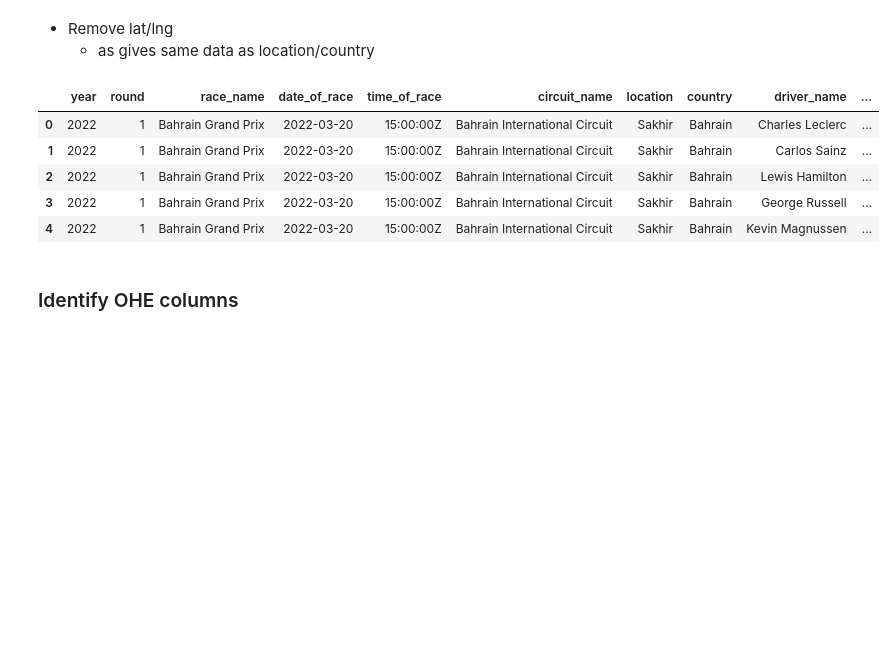
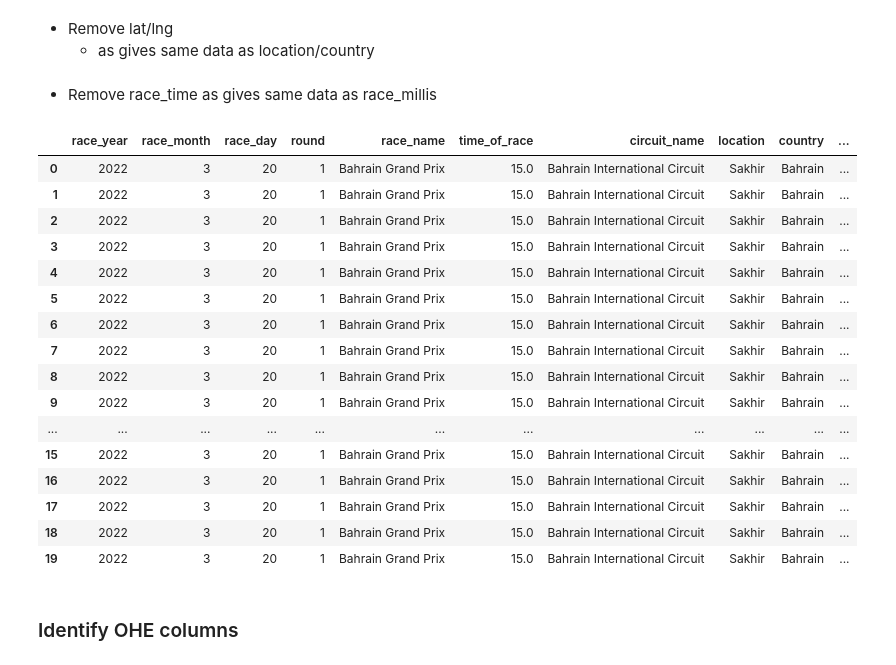
Before and after one commit to nat13lla/Capstone, a Jupyter notebook: datamanipulation/Data_Cleaning.ipynb, the cells around one changed output. Drawn from its saved outputs; the diff is of its cells as text; code cells hidden in the pictures; blank space fills up the shorter version.

```diff
--- a/datamanipulation/Data_Cleaning.ipynb
+++ b/datamanipulation/Data_Cleaning.ipynb
@@ -131,0 +195,10 @@ df
+# %%
+# Reorder
+df = df[['results_id', 'race_year','race_month', 'race_day', 'round', 'race_name', 'race_id',
+       'time_of_race', 'circuit_name', 'circuit_id', 'location', 'country',
+       'lat', 'lng', 'drivers_id', 'driverId', 'driver_name', 'code',
+       'perm_number', 'driver_nationality', 'age_in_days', 'constructors_id', 'constructorId',
+       'constructor_name', 'constructor_nationality', 'start_position',
+       'end_position', 'points_gained', 'race_status', 'laps_done',
+       'race_millis', 'race_time', 'fl_av_speed', 'fl_time', 'fl_lap_no',
+       'fl_rank', 'places_gained', 'age_in_days']]
@@ -131,0 +250,13 @@ df
+# %%
+# Function to map times to categories: AM/12-6/after6
+def cat_time(time_str):
+    hour = int(time_str.split(':')[0])
+    if 00 <= hour < 12:
+        return 'Morning'
+    elif 12 <= hour < 18:
+        return 'Afternoon'
+    else:
+        return 'Evening'
+
+# apply the function
+df['time_cat_of_race'] = df['time_of_race'].apply(cat_time)
@@ -131,0 +269,14 @@ df
+# %%
+# Function to map times to  the hour of the start time + . + min of the start time
+def map_time(time_str):
+    hour = int(time_str.split(':')[0])+int(time_str.split(':')[1])/100
+    return hour
+    # if 00 <= hour < 12:
+    #     return 'Morning'
+    # elif 12 <= hour < 18:
+    #     return 'Afternoon'
+    # else:
+    #     return 'Evening'
+
+# apply the function
+df['time_of_race'] = df['time_of_race'].apply(map_time)
@@ -146,14 +364,30 @@ df = df.drop(['constructorId', 'driverId'], axis = 1)
 # %%
 # Remove lat/lng
 df = df.drop(['lat', 'lng'], axis = 1)
+# %% [markdown]
+* Remove race_time as gives same data as race_millis
+# %%
+# Remove race_time as same as race_millis
+df = df.drop(['race_time'], axis = 1)
 # %%
-df.head()
+df.head(20)
 # %% [output]
-|  | year | round | race_name | date_of_race | time_of_race | circuit_name | location | country | driver_name | ... |
-| 0 | 2022 | 1 | Bahrain Grand Prix | 2022-03-20 | 15:00:00Z | Bahrain International Circuit | Sakhir | Bahrain | Charles Leclerc | ... |
-| 1 | 2022 | 1 | Bahrain Grand Prix | 2022-03-20 | 15:00:00Z | Bahrain International Circuit | Sakhir | Bahrain | Carlos Sainz | ... |
-| 2 | 2022 | 1 | Bahrain Grand Prix | 2022-03-20 | 15:00:00Z | Bahrain International Circuit | Sakhir | Bahrain | Lewis Hamilton | ... |
-| 3 | 2022 | 1 | Bahrain Grand Prix | 2022-03-20 | 15:00:00Z | Bahrain International Circuit | Sakhir | Bahrain | George Russell | ... |
-| 4 | 2022 | 1 | Bahrain Grand Prix | 2022-03-20 | 15:00:00Z | Bahrain International Circuit | Sakhir | Bahrain | Kevin Magnussen | ... |
+|  | race_year | race_month | race_day | round | race_name | time_of_race | circuit_name | location | country | ... |
+| 0 | 2022 | 3 | 20 | 1 | Bahrain Grand Prix | 15.0 | Bahrain International Circuit | Sakhir | Bahrain | ... |
+| 1 | 2022 | 3 | 20 | 1 | Bahrain Grand Prix | 15.0 | Bahrain International Circuit | Sakhir | Bahrain | ... |
+| 2 | 2022 | 3 | 20 | 1 | Bahrain Grand Prix | 15.0 | Bahrain International Circuit | Sakhir | Bahrain | ... |
+| 3 | 2022 | 3 | 20 | 1 | Bahrain Grand Prix | 15.0 | Bahrain International Circuit | Sakhir | Bahrain | ... |
+| 4 | 2022 | 3 | 20 | 1 | Bahrain Grand Prix | 15.0 | Bahrain International Circuit | Sakhir | Bahrain | ... |
+| 5 | 2022 | 3 | 20 | 1 | Bahrain Grand Prix | 15.0 | Bahrain International Circuit | Sakhir | Bahrain | ... |
+| 6 | 2022 | 3 | 20 | 1 | Bahrain Grand Prix | 15.0 | Bahrain International Circuit | Sakhir | Bahrain | ... |
+| 7 | 2022 | 3 | 20 | 1 | Bahrain Grand Prix | 15.0 | Bahrain International Circuit | Sakhir | Bahrain | ... |
+| 8 | 2022 | 3 | 20 | 1 | Bahrain Grand Prix | 15.0 | Bahrain International Circuit | Sakhir | Bahrain | ... |
+| 9 | 2022 | 3 | 20 | 1 | Bahrain Grand Prix | 15.0 | Bahrain International Circuit | Sakhir | Bahrain | ... |
+| ... | ... | ... | ... | ... | ... | ... | ... | ... | ... | ... |
+| 15 | 2022 | 3 | 20 | 1 | Bahrain Grand Prix | 15.0 | Bahrain International Circuit | Sakhir | Bahrain | ... |
+| 16 | 2022 | 3 | 20 | 1 | Bahrain Grand Prix | 15.0 | Bahrain International Circuit | Sakhir | Bahrain | ... |
+| 17 | 2022 | 3 | 20 | 1 | Bahrain Grand Prix | 15.0 | Bahrain International Circuit | Sakhir | Bahrain | ... |
+| 18 | 2022 | 3 | 20 | 1 | Bahrain Grand Prix | 15.0 | Bahrain International Circuit | Sakhir | Bahrain | ... |
+| 19 | 2022 | 3 | 20 | 1 | Bahrain Grand Prix | 15.0 | Bahrain International Circuit | Sakhir | Bahrain | ... |
 # %% [markdown]
 ### Identify OHE columns
```
Also changed, not shown: parts of 45 cells of this notebook.
